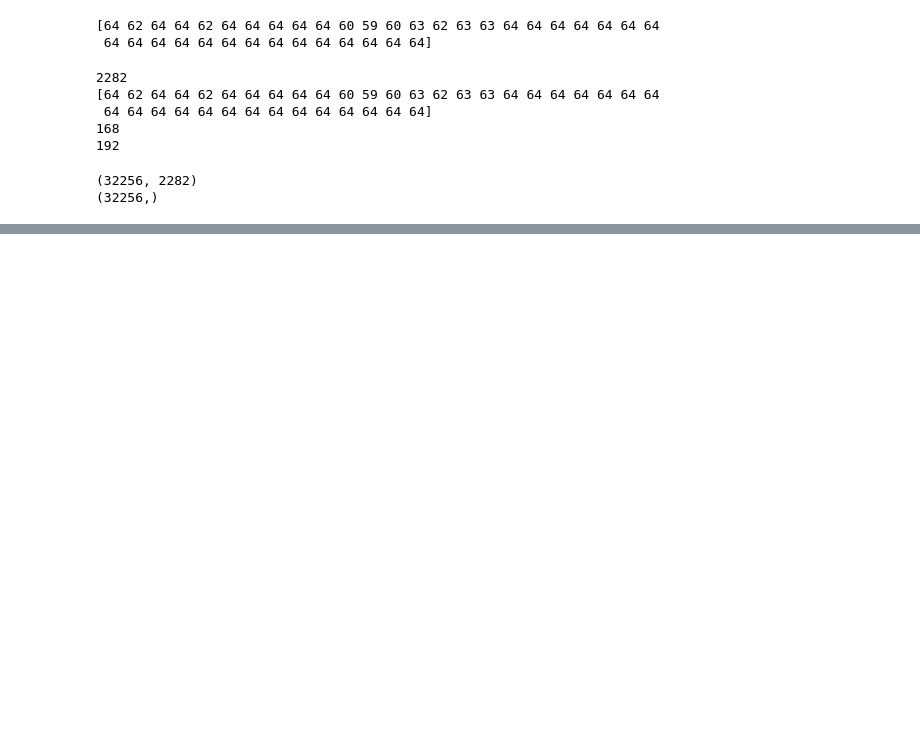
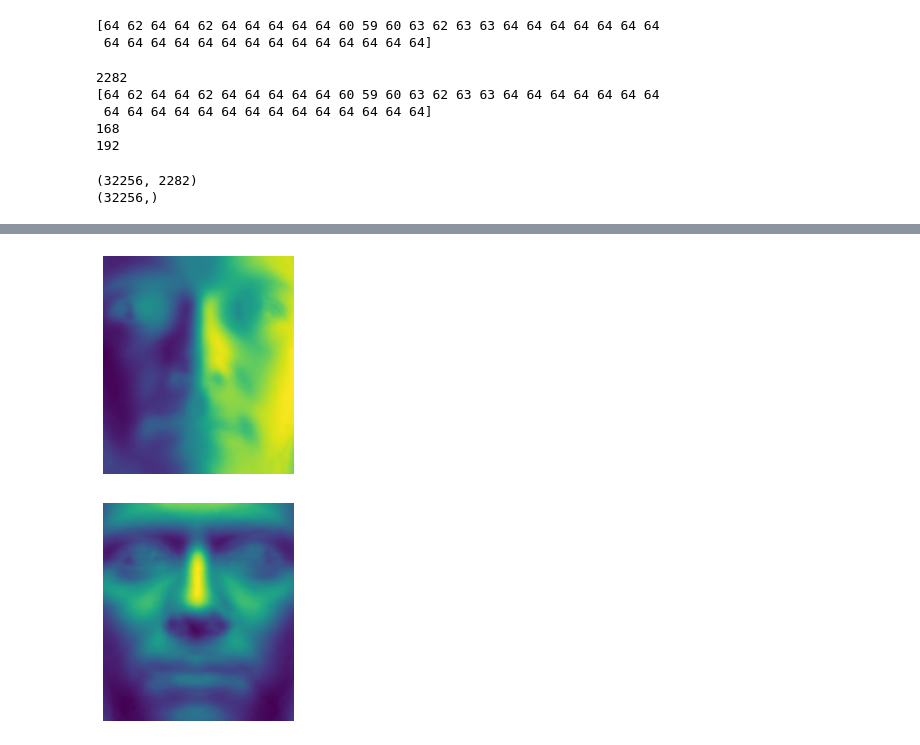
Before and after one commit to jaekimuh/PatternRec_Kim, a Jupyter notebook: HW_1.3.ipynb, the cells around one changed output, grey strips where cells are left out. Drawn from its saved outputs; the diff is of its cells as text; code cells hidden in the pictures; blank space fills up the shorter version.

```diff
--- a/HW_1.3.ipynb
+++ b/HW_1.3.ipynb
@@ -48,0 +53,12 @@ plt.show()
+# %%
+j = 0
+for k in [1,2,3,100,200]:
+    eigvec = np.reshape(U[:,k], (m,n)).T
+    plt.figure(j+1)
+    j +=1
+    img = plt.imshow(eigvec)
+    plt.axis('off')
+    plt.show()
+# %% [output]
+[figure, added]
+[figure, added]
```
Also changed, not shown: parts of 2 cells of this notebook.
